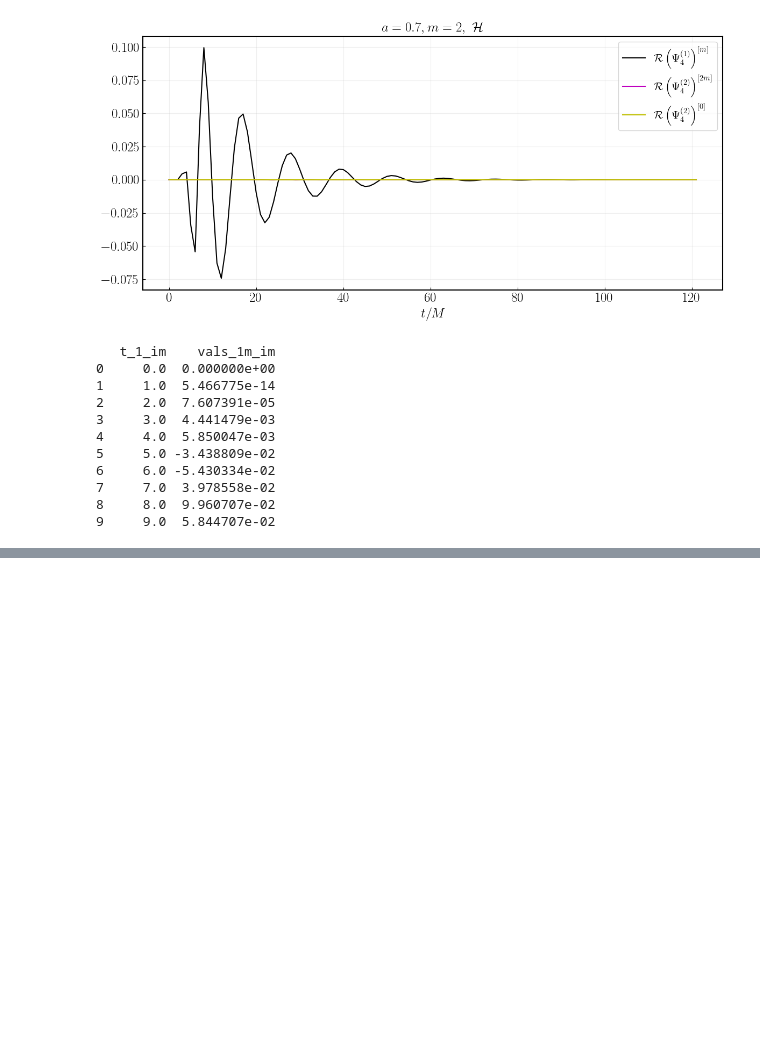
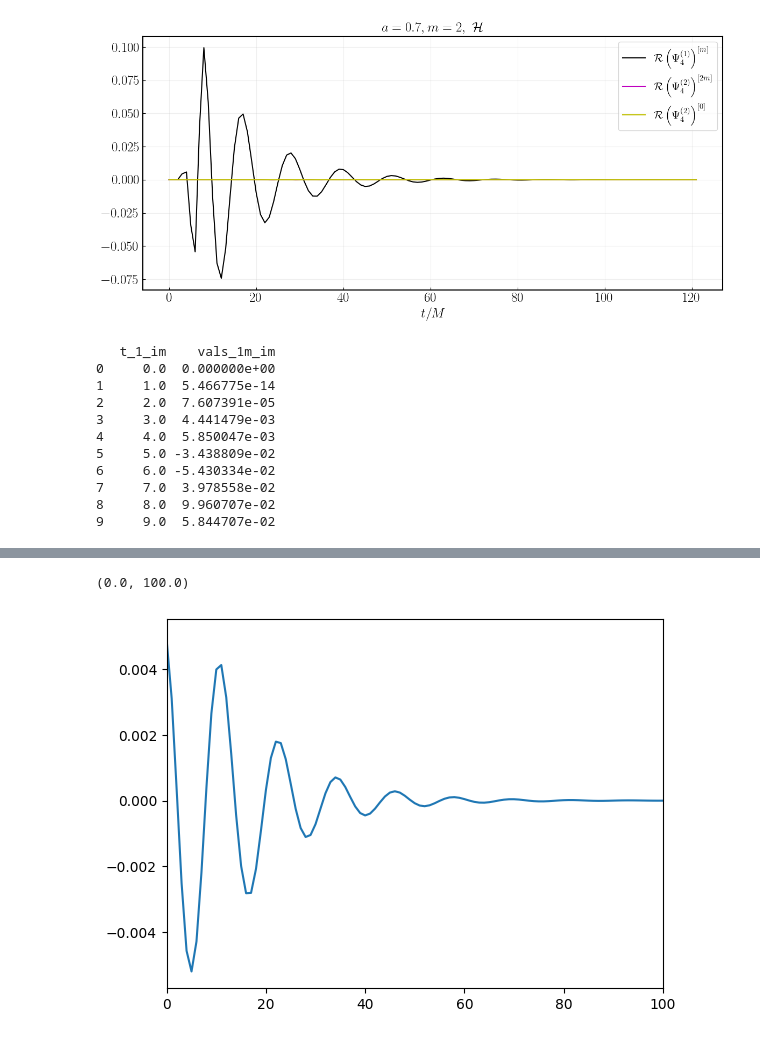
Before and after one commit to svykho/Thesis_notebooks, a Jupyter notebook: kerr0.7.ipynb, the cells around one changed output, grey strips where cells are left out. Drawn from its saved outputs; the diff is of its cells as text; code cells hidden in the pictures; blank space fills up the shorter version.

```diff
--- a/kerr0.7.ipynb
+++ b/kerr0.7.ipynb
@@ -18,10 +18,10 @@ import pandas as pd
 import matplotlib.pyplot as plt
 # %%
 import sys
-sys.path.append('/home/alex/Desktop/tfm-xisco/ringdown-stuff/Examples')  # Añadir la ruta del script
+#sys.path.append('/home/alex/Desktop/tfm-xisco/ringdown-stuff/Examples')  # Añadir la ruta del script
 
-from plot_psi4_jupyter_version import make_plot  # Importamos la función del script
-plt.rcParams["figure.figsize"] = (12, 6)
+#from plot_psi4_jupyter_version import make_plot  # Importamos la función del script
+#plt.rcParams["figure.figsize"] = (12, 6)
 # %%
 # Ruta de la carpeta que contiene los datos
 data_directory = "/home/alex/Desktop/tfm-xisco/teuk-fortran-2020/output/Feb_22_01_52_16_m0.5_s0.35_nx192_nl36"
@@ -361,3 +345,16 @@ hpnr1090 = [(times, psi_values_horizon)]
 s, l, m = [(-2,-2,-2,-2),(2,4,4,2),(0,0,4,2)]
 mode_list = [(s[i], l[i], m[i], n) for n in np.arange(0,8) for i in range(len(m))]
 modes_spec = { ind : qnm.modes_cache(*ind) for ind in mode_list }
+# %%
+import pandas as pd
+
+def extract_mean_asymp(file_name:str) -> (np.array, np.array):
+
+	times, vals=  read_times_vals_csv_2d(file_name)
+
+	nx, ny= vals[0].shape
+	ptx= nx-1
+
+	asymptotic_vals= [np.mean(step[ptx]) for step in vals]
+
+	return (np.array(times), np.array(asymptotic_vals))
@@ -363,0 +397,6 @@ modes_spec = { ind : qnm.modes_cache(*ind) for ind in mode_list }
+# %%
+plt.plot(psi4_lin_ts[:,0], psi4_lin_ts[:,1])
+plt.xlim(0,100)
+# %% [output]
+(0.0, 100.0)
+[figure, added]
```
Also changed, not shown: parts of 12 cells of this notebook.
